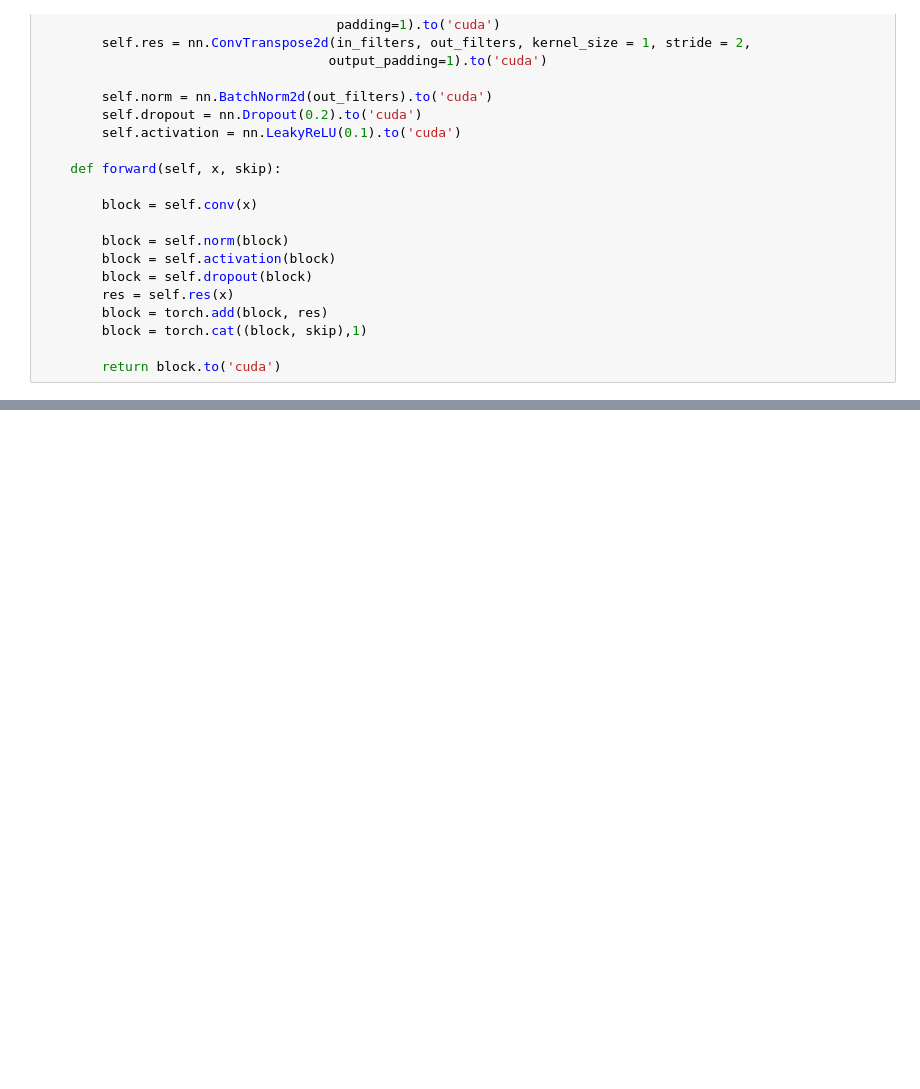
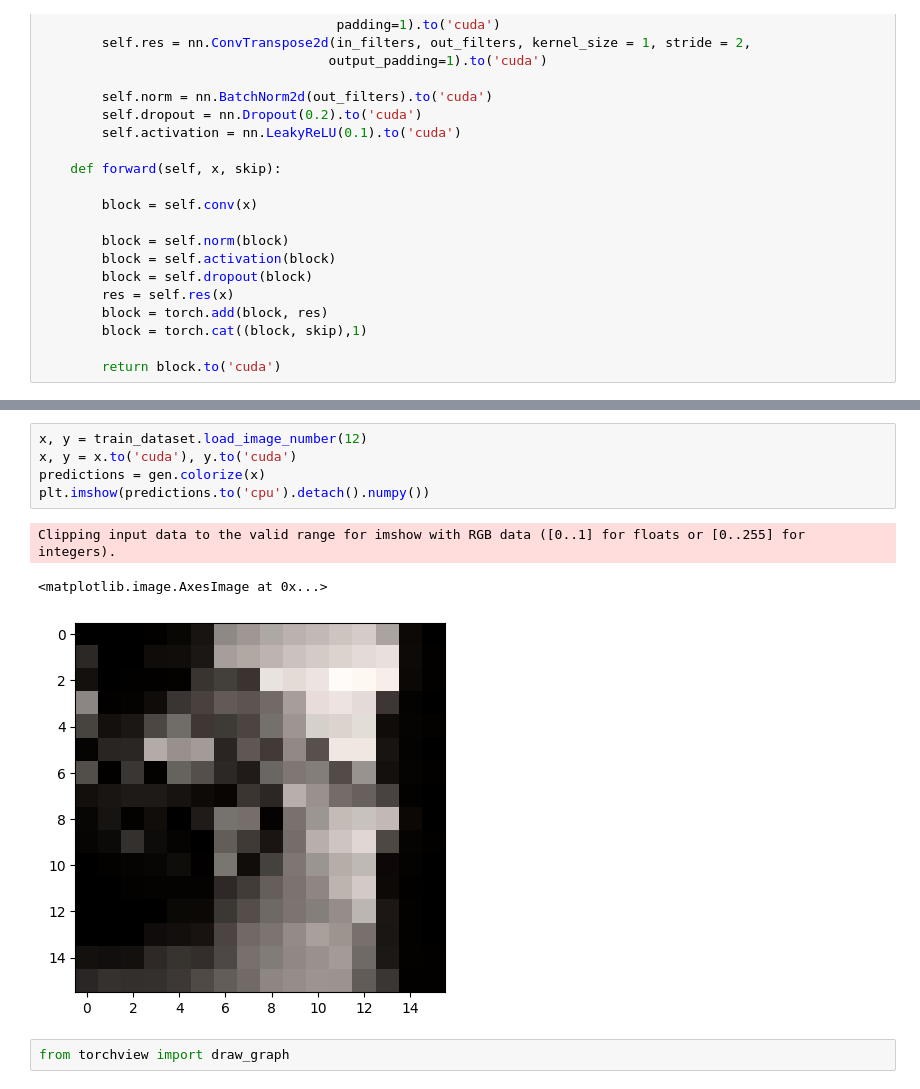
Before and after one commit to jlombino/ColorizerTorchPort, a Jupyter notebook: colors.ipynb, the cells around one changed output, grey strips where cells are left out. Cells and saved outputs as stored; diff of their text form; blank space fills up the shorter version.

Commit message:
Add functionality to data loader and fix model architecture issue

```diff
--- a/colors.ipynb
+++ b/colors.ipynb
@@ -289,0 +278,11 @@ display_images(4, 0, 0, train_dir)
+# %%
+x, y = train_dataset.load_image_number(12)
+x, y = x.to('cuda'), y.to('cuda')
+predictions = gen.colorize(x)
+plt.imshow(predictions.to('cpu').detach().numpy())
+# %% [output]
+Clipping input data to the valid range for imshow with RGB data ([0..1] for floats or [0..255] for integers).
+<matplotlib.image.AxesImage at 0x...>
+[figure, added]
+# %%
+from torchview import draw_graph
```
Also changed, not shown: parts of 13 cells of this notebook.
